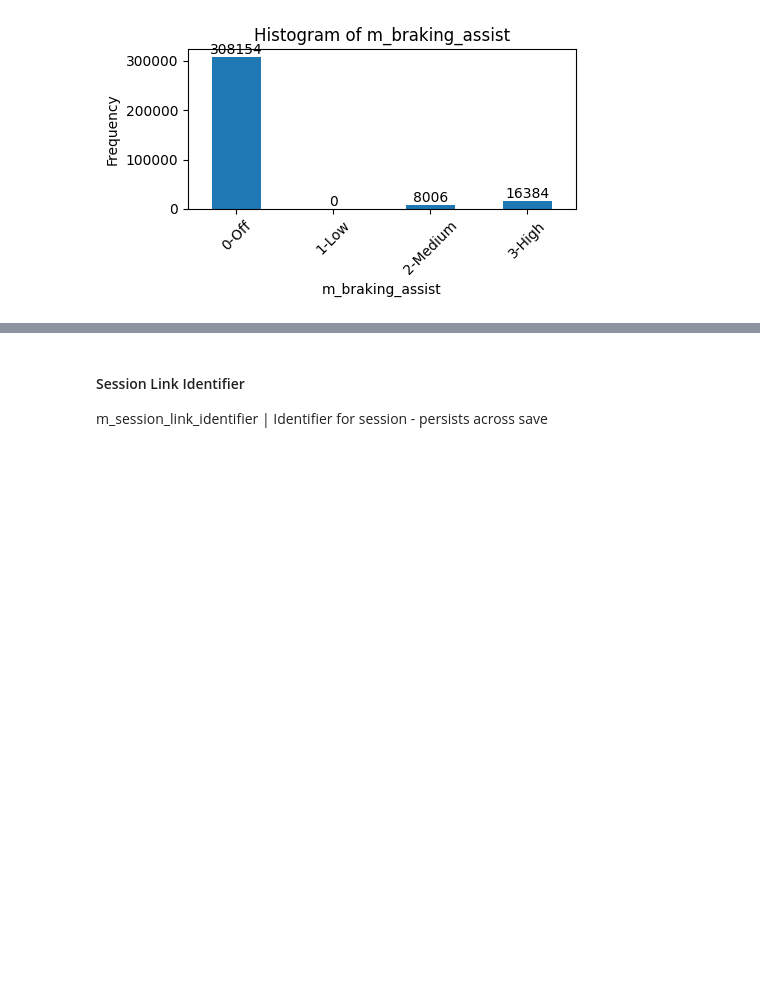
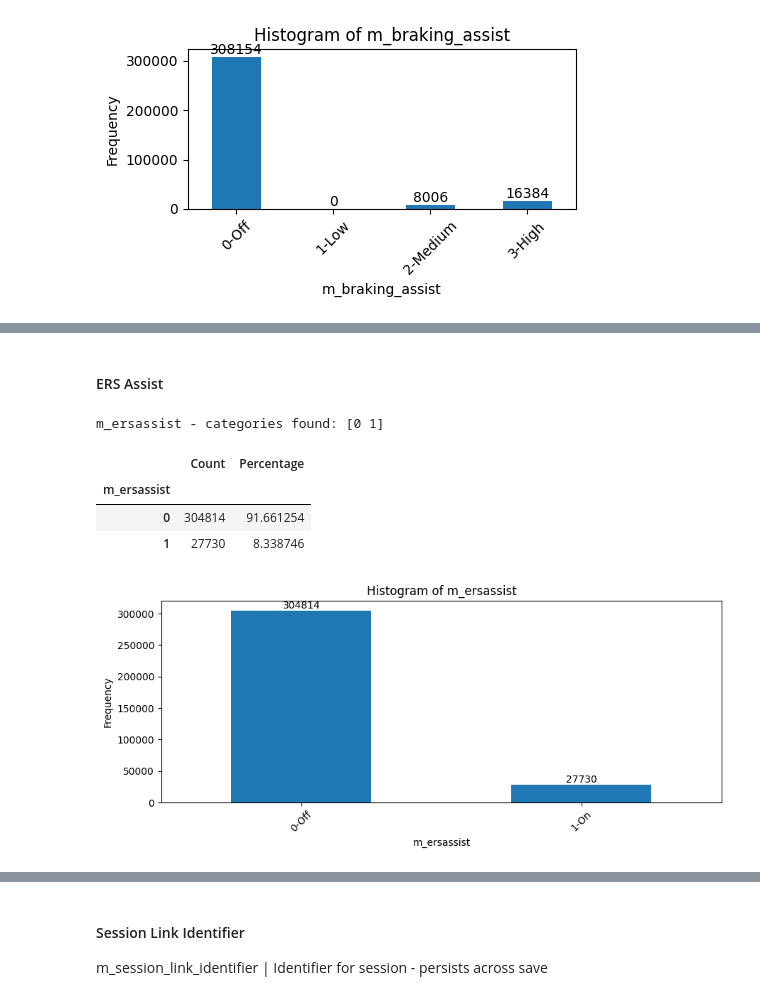
Before and after one commit to omanar1/usable_ai, a Jupyter notebook: Homework/HW5_assignment_m05_eda_Ricardo OMANA.ipynb, the cells around one changed output, grey strips where cells are left out. Cells and saved outputs as stored; diff of their text form; code cells hidden in the pictures; blank space fills up the shorter version.

```diff
--- a/Homework/HW5_assignment_m05_eda_Ricardo OMANA.ipynb
+++ b/Homework/HW5_assignment_m05_eda_Ricardo OMANA.ipynb
@@ -638,0 +689,17 @@ m_braking_assist - categories found: [0 2 3]
+# %% [markdown]
+#### ERS Assist ####
+# %%
+# Define category mapping
+category_mapping = {
+    0: "0-Off",
+    1: "1-On",
+}
+
+bar_plot(df_weather,'m_ersassist',category_mapping)
+# %% [output]
+m_ersassist - categories found: [0 1]
+|  | Count | Percentage |
+| m_ersassist |  |  |
+| 0 | 304814 | 91.661254 |
+| 1 | 27730 | 8.338746 |
+[figure, added]
```
Also changed, not shown: parts of 77 cells of this notebook.
